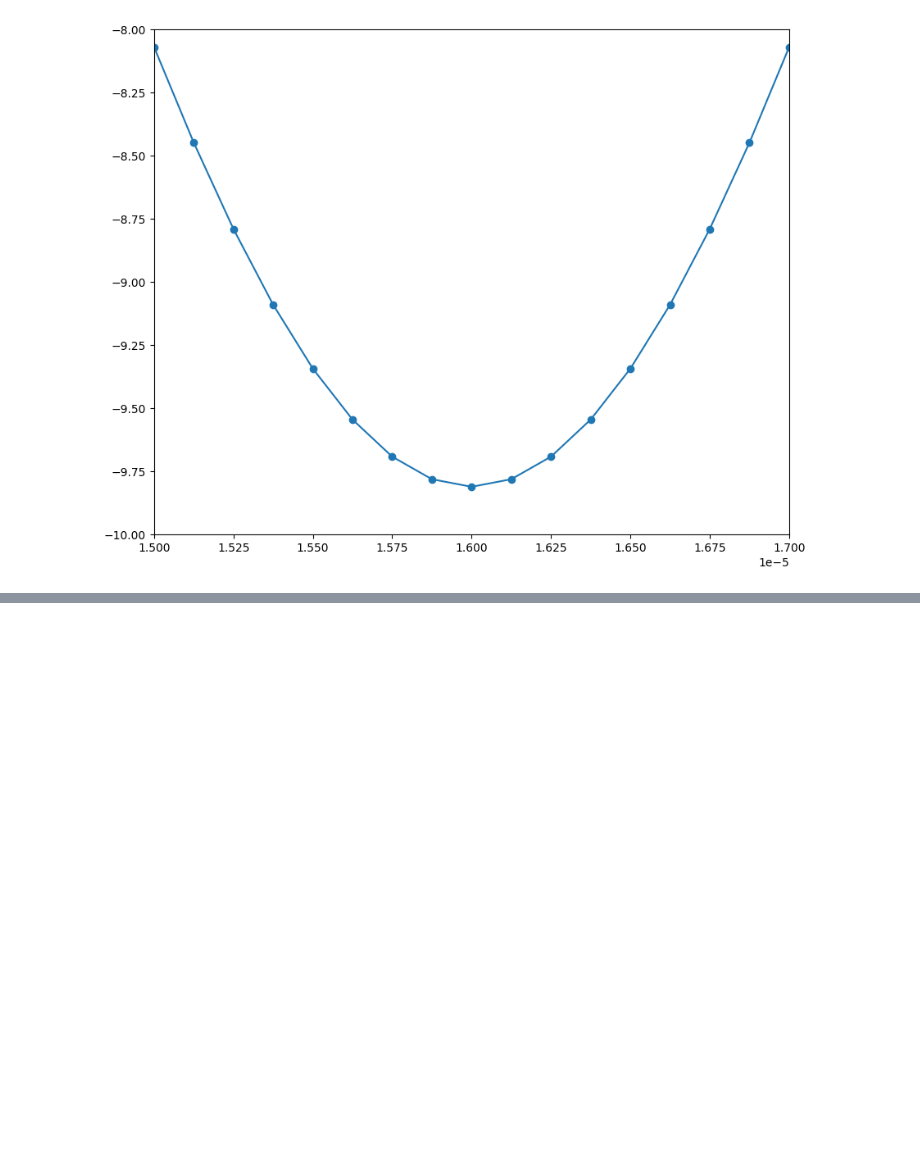
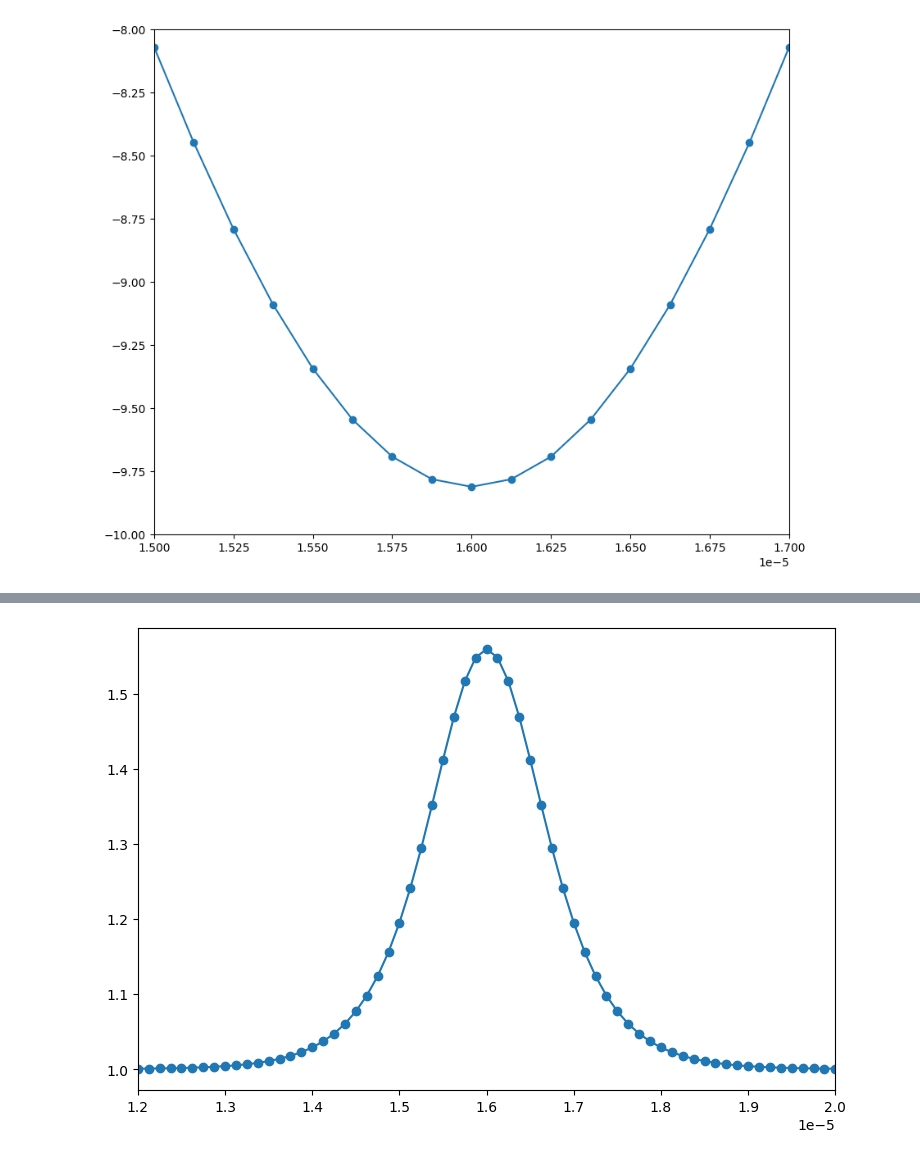
Before and after one commit to ponomarevandr/disruption, a Jupyter notebook: consensual_model/experiments/interpolating_functions/epsilon_opposite.ipynb, the cells around one changed output, grey strips where cells are left out. Saved outputs shown, nothing was run; the diff lists cells and outputs as text; code cells hidden in the pictures; blank space fills up the shorter version.

```diff
--- a/consensual_model/experiments/interpolating_functions/epsilon_opposite.ipynb
+++ b/consensual_model/experiments/interpolating_functions/epsilon_opposite.ipynb
@@ -152,0 +172,7 @@ plt.show()
+# %%
+plt.figure(figsize=(9, 6))
+plt.xlim([1.2e-5, 2.0e-5])
+plt.plot(model_extended_2.xs, 1.0 / g_extended(model_extended_2.phi[-1]), '-o')
+plt.show()
+# %% [output]
+[figure, added]
```
Also changed, not shown: parts of 6 cells of this notebook, 3 other files.
